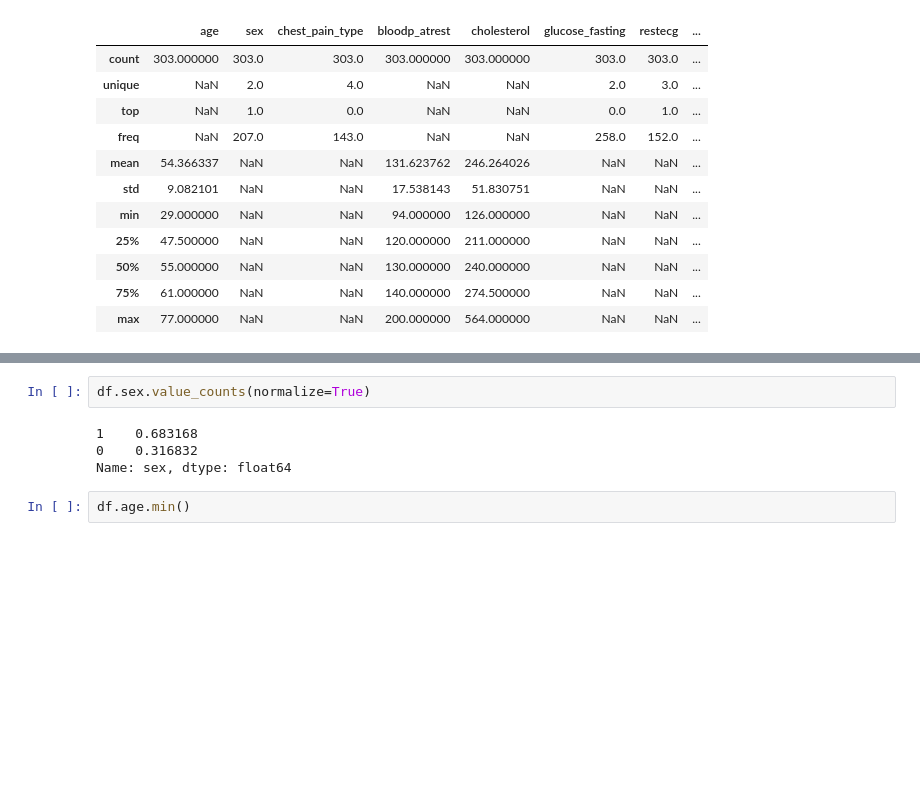
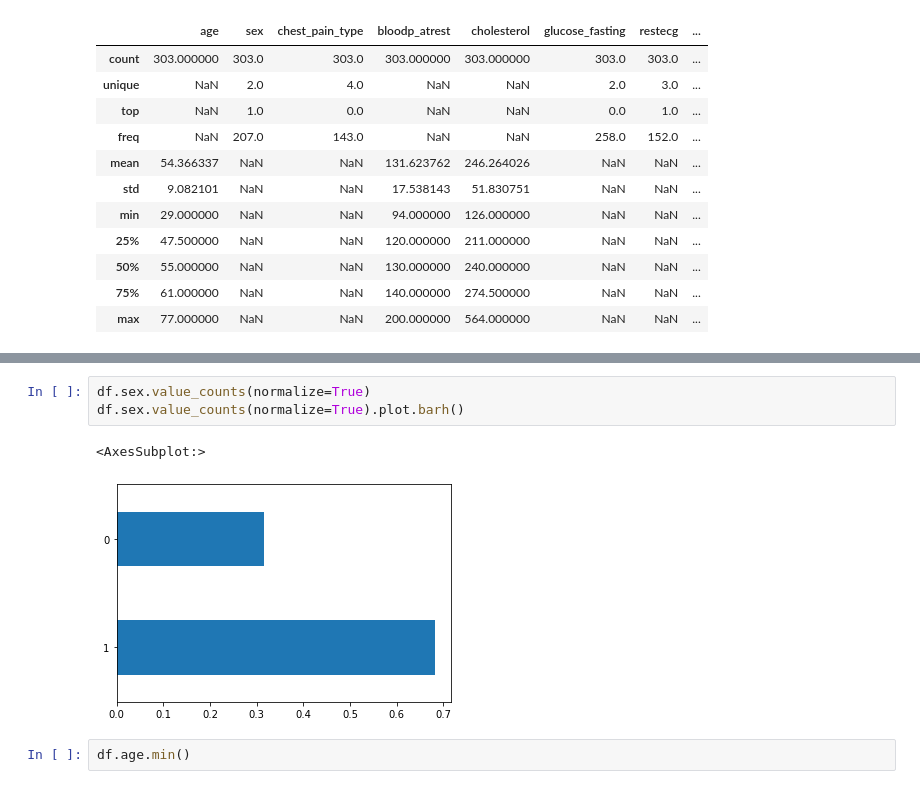
Before and after one commit to yassinzeraoulia97/esercizi, a Jupyter notebook: esercizi.ipynb, the cells around one changed output, grey strips where cells are left out. Drawn from its saved outputs; the diff is of its cells as text; blank space fills up the shorter version.

```diff
--- a/esercizi.ipynb
+++ b/esercizi.ipynb
@@ -114,9 +119,9 @@ df.describe(include='all')
 # %%
 df.sex.value_counts(normalize=True)
+df.sex.value_counts(normalize=True).plot.barh()
 # %% [output]
-1    0.683168
-0    0.316832
-Name: sex, dtype: float64
+<AxesSubplot:>
+[figure, added]
 # %%
 df.age.min()
 # %% [output]
```
Also changed, not shown: parts of 1 cell of this notebook.
